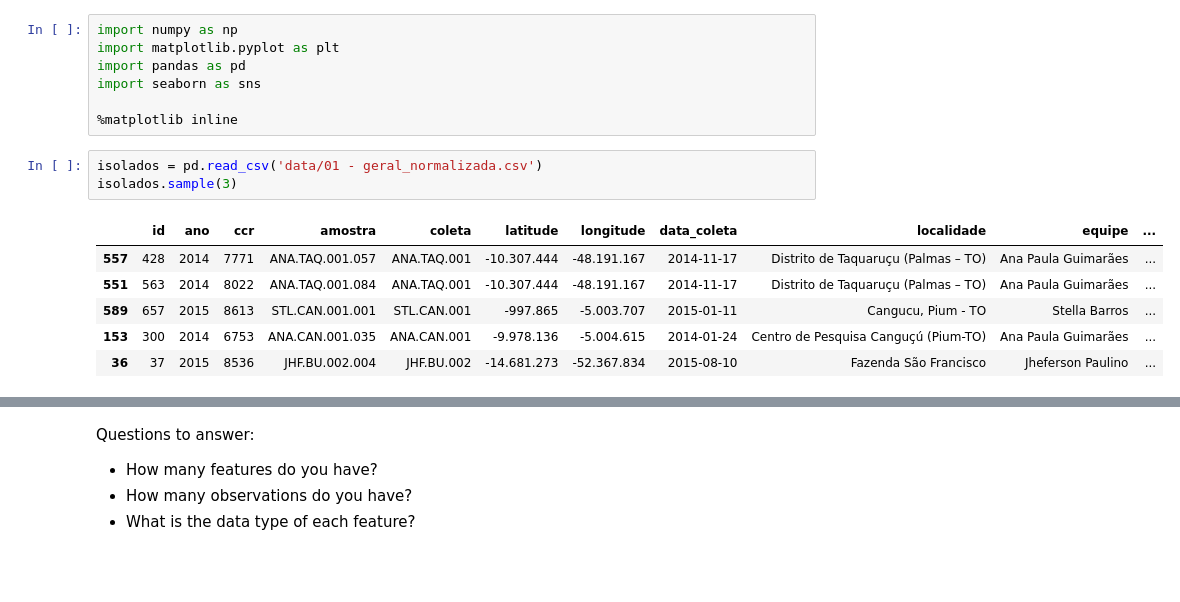
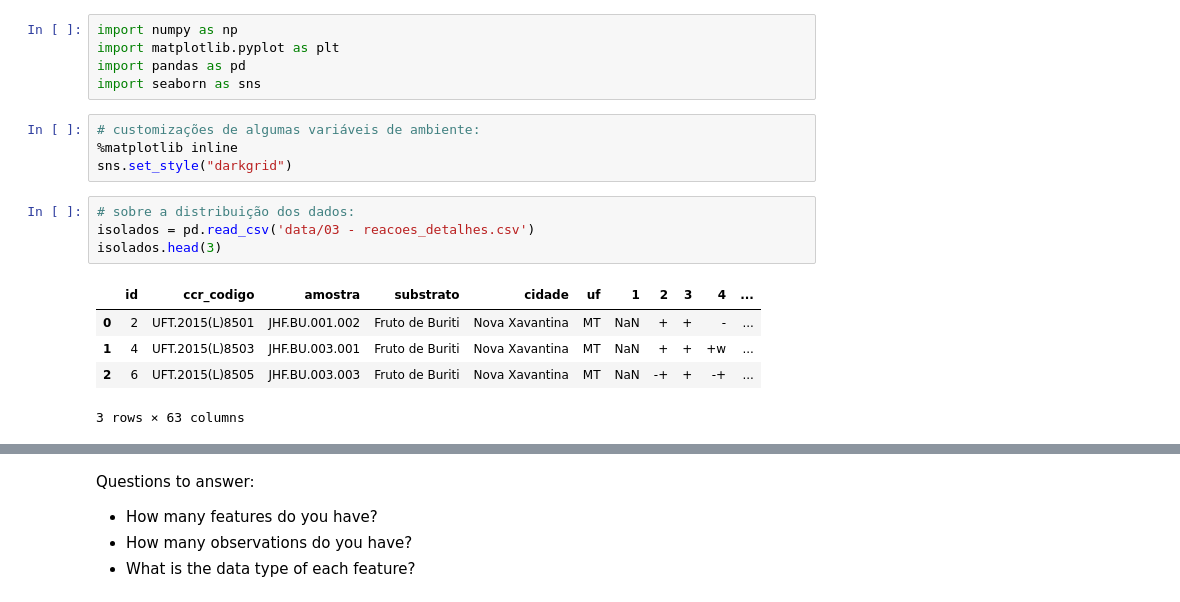
Before and after one commit to JohnnyUFT/Descoberta-de-Conhecimento-em-Base-de-Dados-de-Fungos, a Jupyter notebook: 01.pre_processamento.ipynb, the cells around one changed output, grey strips where cells are left out. Saved outputs shown, nothing was run; the diff lists cells and outputs as text; blank space fills up the shorter version.

```diff
--- a/01.pre_processamento.ipynb
+++ b/01.pre_processamento.ipynb
@@ -3,15 +11,17 @@ import numpy as np
 import matplotlib.pyplot as plt
 import pandas as pd
 import seaborn as sns
-
-%matplotlib inline
+# %%
+# customizações de algumas variáveis de ambiente:
+%matplotlib inline
+sns.set_style("darkgrid")
 # %%
-isolados = pd.read_csv('data/01 - geral_normalizada.csv')
-isolados.sample(3)
+# sobre a distribuição dos dados:
+isolados = pd.read_csv('data/03 - reacoes_detalhes.csv')
+isolados.head(3)
 # %% [output]
-|  | id | ano | ccr | amostra | coleta | latitude | longitude | data_coleta | localidade | equipe | ... |
-| 557 | 428 | 2014 | 7771 | ANA.TAQ.001.057 | ANA.TAQ.001 | -10.307.444 | -48.191.167 | 2014-11-17 | Distrito de Taquaruçu (Palmas – TO) | Ana Paula Guimarães | ... |
-| 551 | 563 | 2014 | 8022 | ANA.TAQ.001.084 | ANA.TAQ.001 | -10.307.444 | -48.191.167 | 2014-11-17 | Distrito de Taquaruçu (Palmas – TO) | Ana Paula Guimarães | ... |
-| 589 | 657 | 2015 | 8613 | STL.CAN.001.001 | STL.CAN.001 | -997.865 | -5.003.707 | 2015-01-11 | Cangucu, Pium - TO | Stella Barros | ... |
-| 153 | 300 | 2014 | 6753 | ANA.CAN.001.035 | ANA.CAN.001 | -9.978.136 | -5.004.615 | 2014-01-24 | Centro de Pesquisa Canguçú (Pium-TO) | Ana Paula Guimarães | ... |
-| 36 | 37 | 2015 | 8536 | JHF.BU.002.004 | JHF.BU.002 | -14.681.273 | -52.367.834 | 2015-08-10 | Fazenda São Francisco | Jheferson Paulino | ... |
+|  | id | ccr_codigo | amostra | substrato | cidade | uf | 1 | 2 | 3 | 4 | ... |
+| 0 | 2 | UFT.2015(L)8501 | JHF.BU.001.002 | Fruto de Buriti | Nova Xavantina | MT | NaN | + | + | - | ... |
+| 1 | 4 | UFT.2015(L)8503 | JHF.BU.003.001 | Fruto de Buriti | Nova Xavantina | MT | NaN | + | + | +w | ... |
+| 2 | 6 | UFT.2015(L)8505 | JHF.BU.003.003 | Fruto de Buriti | Nova Xavantina | MT | NaN | -+ | + | -+ | ... |
+3 rows × 63 columns
```
Also changed, not shown: parts of 64 cells of this notebook.
